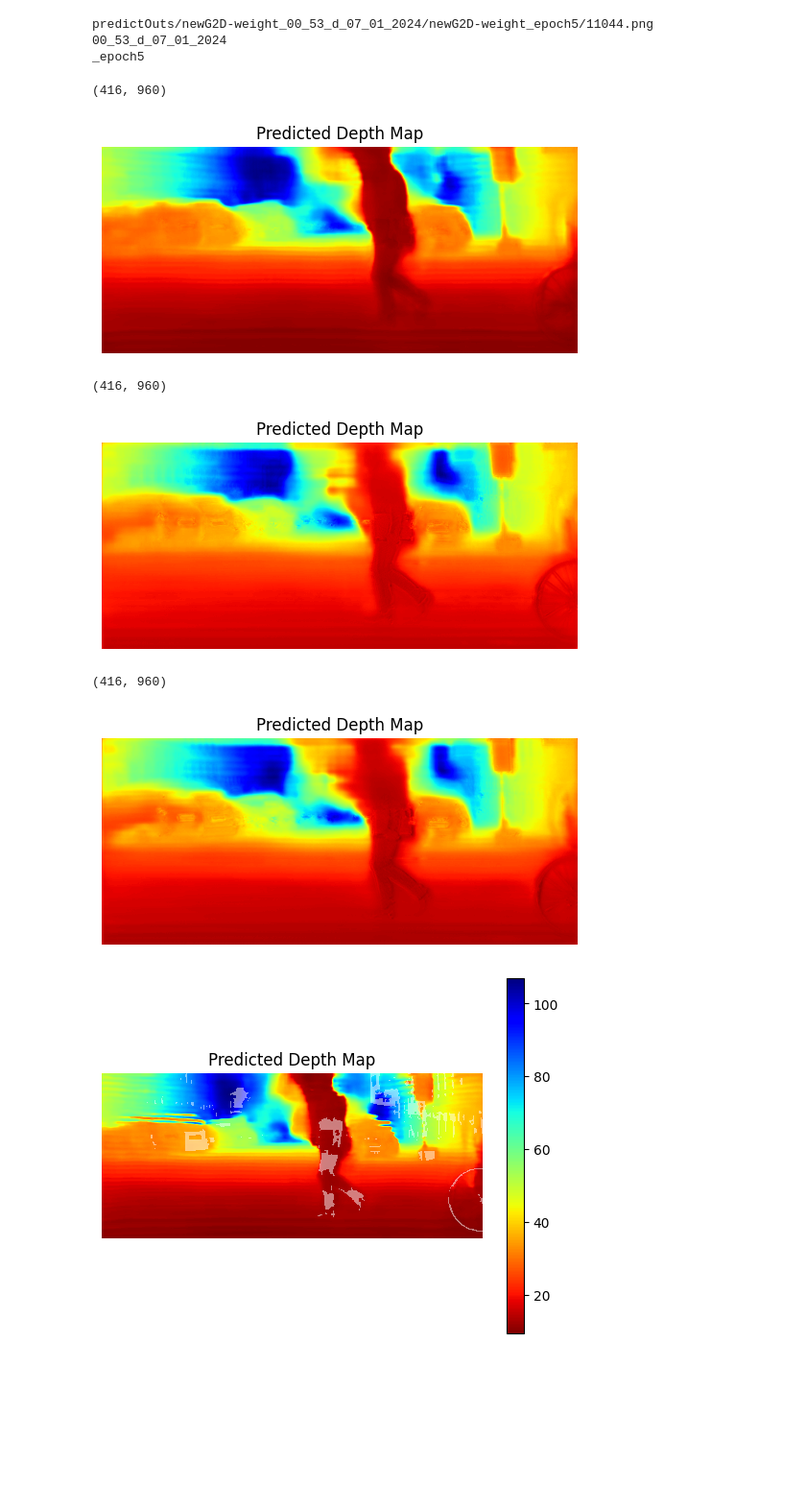
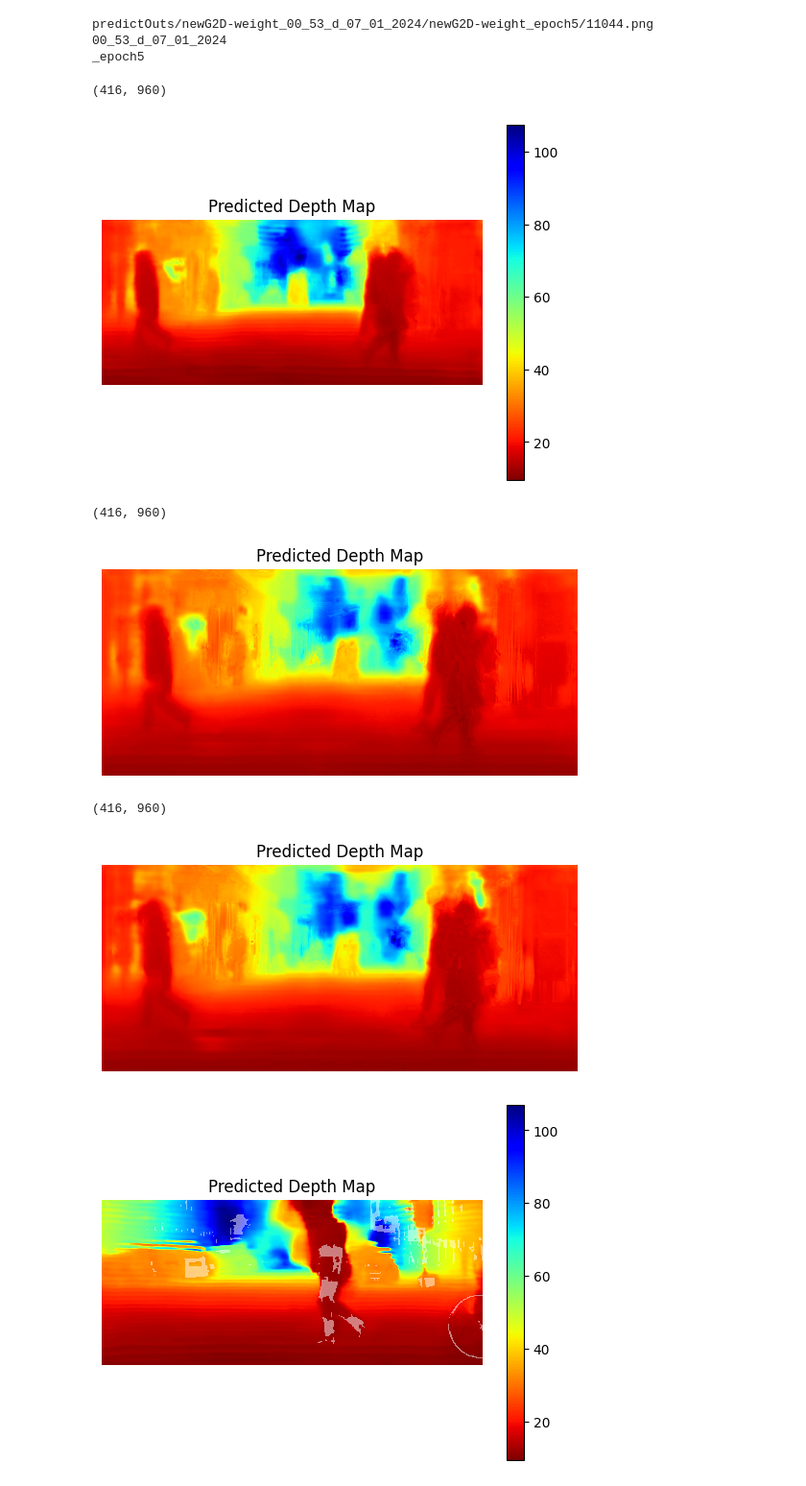
Before and after one commit to Edricos/newG2D, a Jupyter notebook: src/bestEpoch.ipynb, the cells around one changed output. Shown at 96% size. Saved outputs shown, nothing was run; the diff lists cells and outputs as text; code cells hidden in the pictures; blank space fills up the shorter version.

```diff
--- a/src/bestEpoch.ipynb
+++ b/src/bestEpoch.ipynb
@@ -95,7 +95,7 @@ import matplotlib.pyplot as plt
 base_dir = '../data/real'
 gta_pass = ''
 data_type = 'real'
-img_id = '00221'
+img_id = '00853'
 min_distance = 3.
 max_distance = 150.
 
@@ -879,27 +879,28 @@ _epoch5
 # %%
 input_img = tf.keras.Input(shape=(720 - crop_size_h * 2, 1280 - crop_size * 2, 3))
 outputs = unet.build_unet(input_img)
 model = tf.keras.Model(inputs=input_img, outputs=outputs)
 model.load_weights(
     r'models/newG2D-weight_02_37_d_03_01_2024/newG2D-weight_epoch7.h5'
 )
 
 in_img = read_gated_image(base_dir, gta_pass, img_id, data_type)  # 扩展数据的维度以匹配模型的输入维度
 # inputs = tf.expand_dims(in_img, axis=0) # 使用模型进行预测
 predictions = model(in_img) * 150  # 获取预测的深度图
 predicted_depth = predictions[0, :, :, 0]
 print(predicted_depth.shape)
 plt.imshow(predicted_depth, cmap='jet_r')
 # 绘制白边圆点散点图
 # plt.scatter(x_coords, y_coords, c=150 * (gt_patch.reshape(figShape)[lidar_mask.reshape(figShape)]),
 #             cmap='jet_r', s=9, marker='o', edgecolors='white', linewidths=0.5)
 # plt.colorbar()
 plt.title("Predicted Depth Map")
 plt.axis('off')
+plt.colorbar()
 plt.show()
 # %% [output]
 (416, 960)
-[figure, old version]
+[figure, new version]
 # %%
 input_img = tf.keras.Input(shape=(720 - crop_size_h * 2, 1280 - crop_size * 2, 3))
 outputs = unet.build_unet(input_img)
@@ -923,7 +924,7 @@ plt.axis('off')
 plt.show()
 # %% [output]
 (416, 960)
-[figure, old version]
+[figure, new version]
 # %%
 
 input_img = tf.keras.Input(shape=(720 - crop_size_h * 2, 1280 - crop_size * 2, 3))
@@ -948,7 +949,7 @@ plt.axis('off')
 plt.show()
 # %% [output]
 (416, 960)
-[figure, old version]
+[figure, new version]
 # %%
 base_dir = '../data/real'
 imgDP = read_depth_prior(base_dir, img_id)
```
Also changed, not shown: parts of 9 cells of this notebook.
